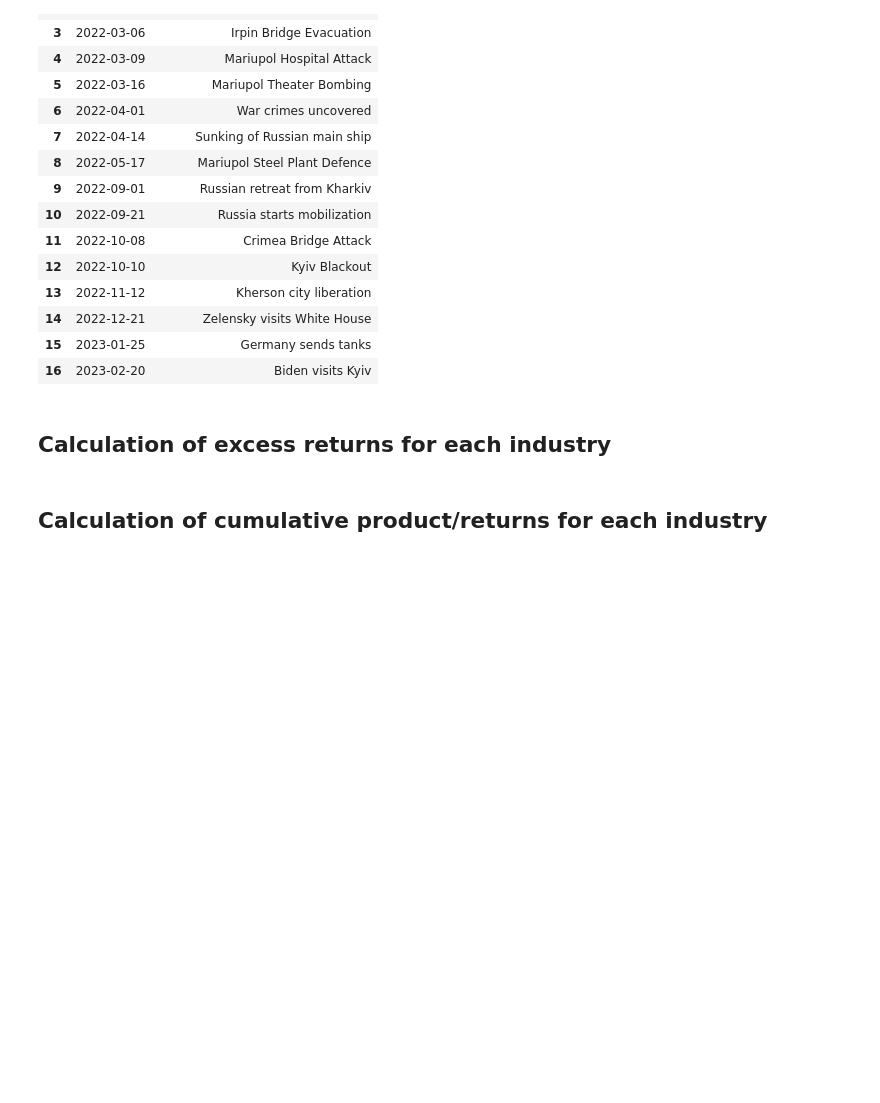
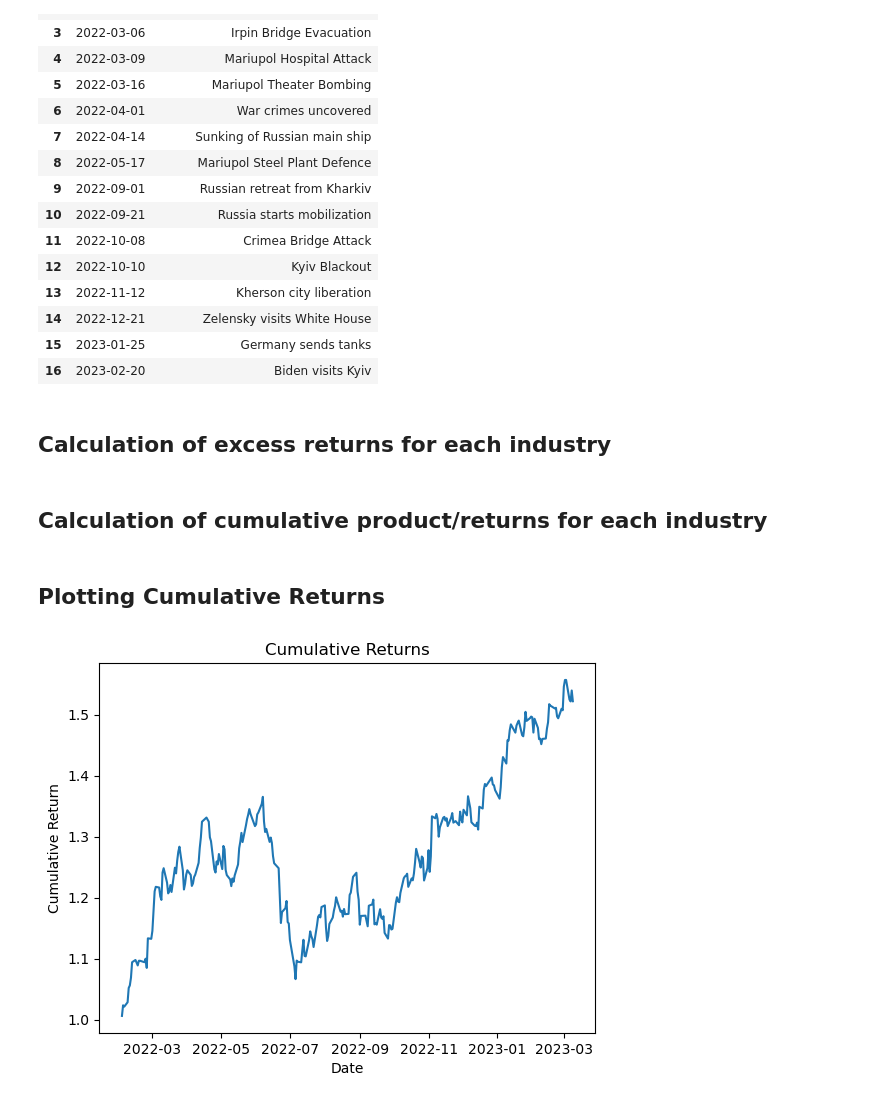
Before and after one commit to jum223/FrontToBack, a Jupyter notebook: Main.ipynb, the cells around one changed output. Cells and saved outputs as stored; diff of their text form; code cells hidden in the pictures; blank space fills up the shorter version.

```diff
--- a/Main.ipynb
+++ b/Main.ipynb
@@ -170 +171,6 @@ metal_cum = metal_excess_returns.assign(R=1+metal_excess_returns['Excess Returns
+# %%
+metal_cum = metal_excess_returns.assign(R=1+metal_excess_returns['Excess Returns']) \
+                .assign(cumret=lambda x: x.groupby(['Firm'])['R'].cumprod()) \
+                .groupby(['Date'])['cumret'].mean() \
+                .reset_index(name='Cum_ret')
 # %%
@@ -177,0 +184,10 @@ food_cum = food_excess_returns.assign(R=1+food_excess_returns['Excess Returns'])
+# %% [markdown]
+## Plotting Cumulative Returns
+# %%
+sns.lineplot(x='Date', y='Cum_ret', data=metal_cum)
+plt.title('Cumulative Returns')
+plt.xlabel('Date')
+plt.ylabel('Cumulative Return')
+plt.show()
+# %% [output]
+[figure, added]
```
Also changed, not shown: parts of 12 cells of this notebook.
